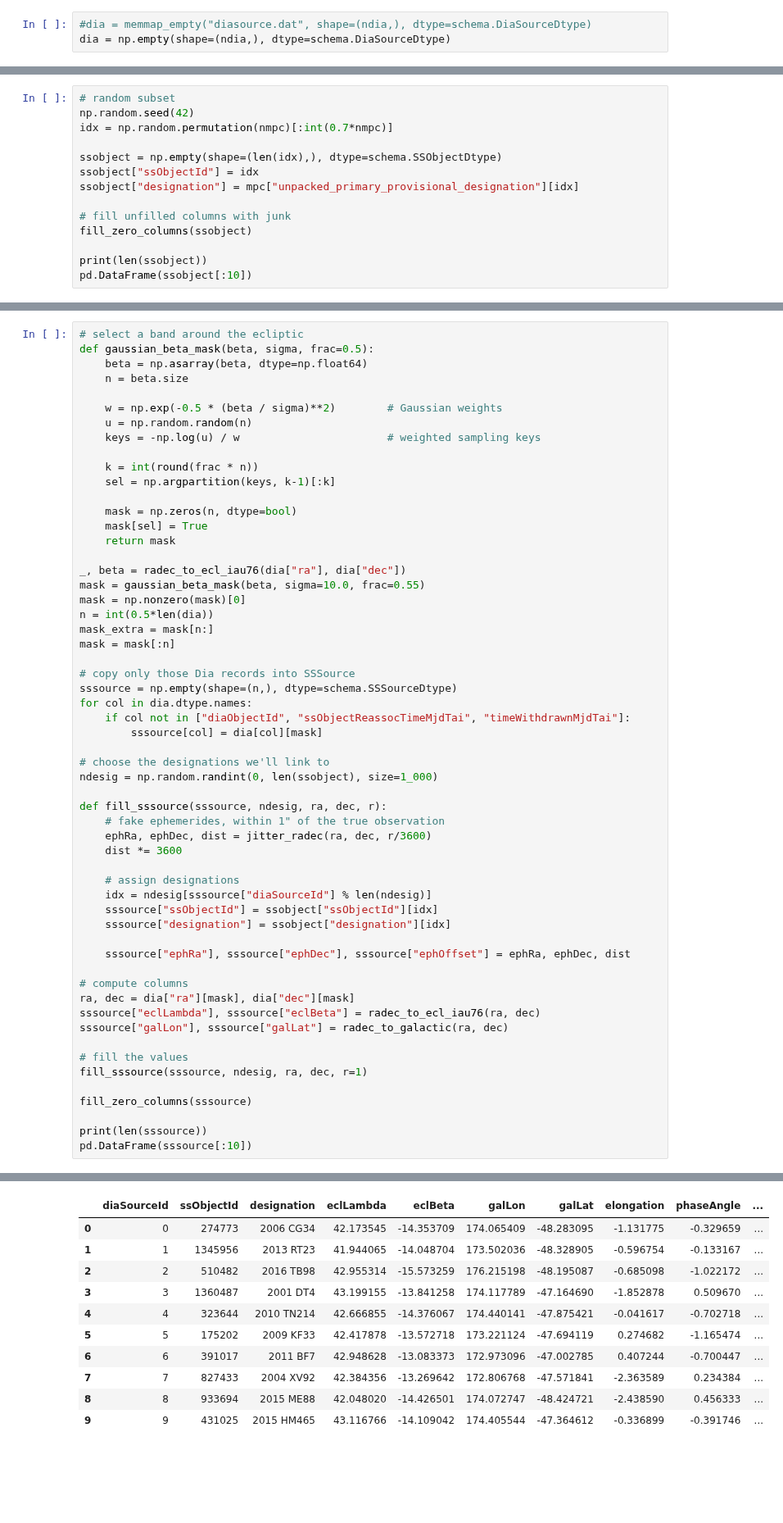
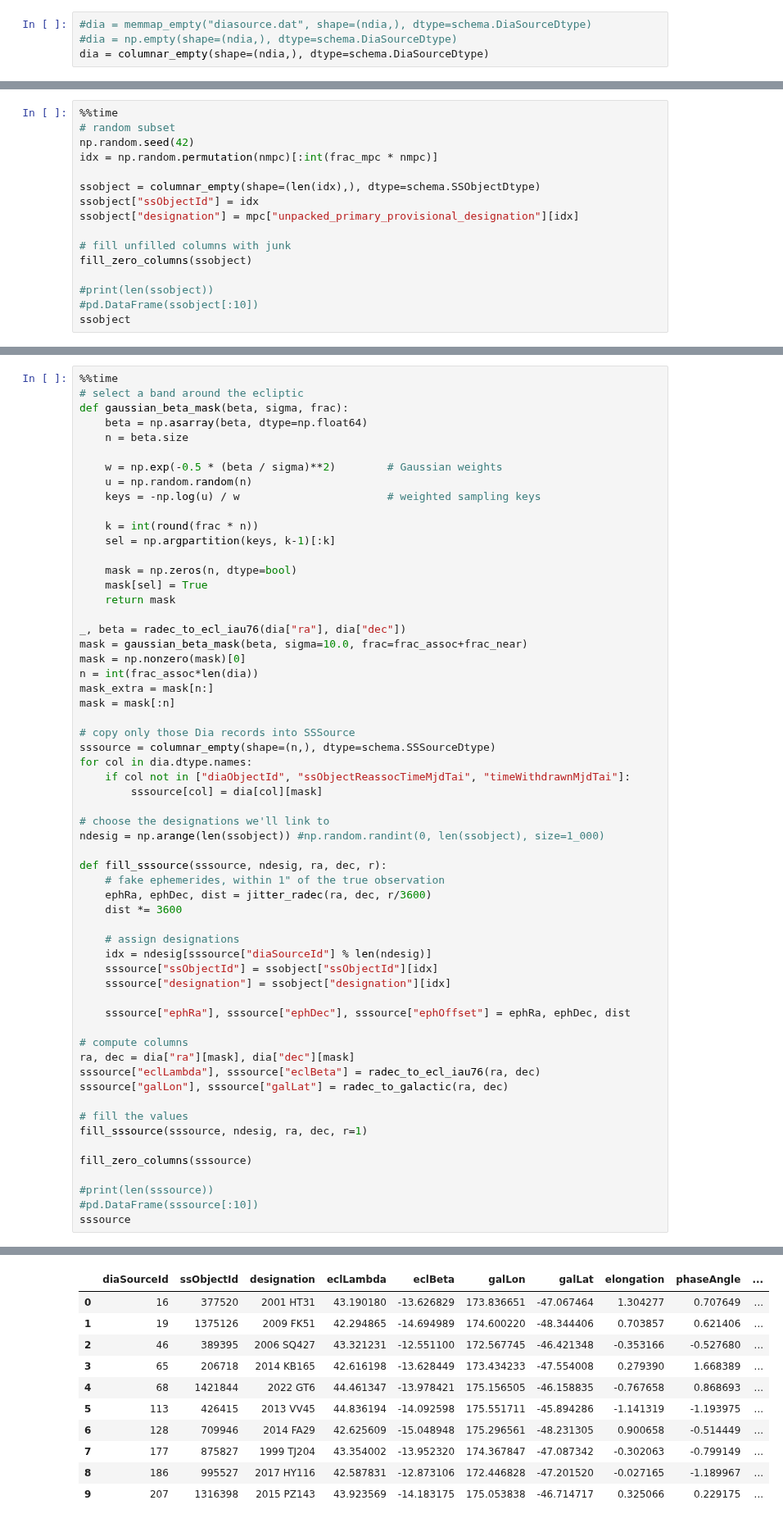
Before and after one commit to lsst/sdm_schemas, a Jupyter notebook: python/generate-mock-ppdb-data.ipynb, the cells around one changed output, grey strips where cells are left out. Shown at 82% size. Cells and saved outputs as stored; diff of their text form; blank space fills up the shorter version.

Commit message:
generate-mock-ppdb-data.ipynb: generate mock PPDB/SSO data

```diff
--- a/python/generate-mock-ppdb-data.ipynb
+++ b/python/generate-mock-ppdb-data.ipynb
@@ -174,5 +533,6 @@ ndia = diaPerNight*nnights
 # DiaSource
 # %%
 #dia = memmap_empty("diasource.dat", shape=(ndia,), dtype=schema.DiaSourceDtype)
-dia = np.empty(shape=(ndia,), dtype=schema.DiaSourceDtype)
+#dia = np.empty(shape=(ndia,), dtype=schema.DiaSourceDtype)
+dia = columnar_empty(shape=(ndia,), dtype=schema.DiaSourceDtype)
 # %%
@@ -229,17 +599,19 @@ nmpc = len(mpc)
 # %% [markdown]
 # SSObject
 # %%
+%%time
 # random subset
 np.random.seed(42)
-idx = np.random.permutation(nmpc)[:int(0.7*nmpc)]
+idx = np.random.permutation(nmpc)[:int(frac_mpc * nmpc)]
 
-ssobject = np.empty(shape=(len(idx),), dtype=schema.SSObjectDtype)
+ssobject = columnar_empty(shape=(len(idx),), dtype=schema.SSObjectDtype)
 ssobject["ssObjectId"] = idx
 ssobject["designation"] = mpc["unpacked_primary_provisional_designation"][idx]
 
 # fill unfilled columns with junk
 fill_zero_columns(ssobject)
 
-print(len(ssobject))
-pd.DataFrame(ssobject[:10])
+#print(len(ssobject))
+#pd.DataFrame(ssobject[:10])
+ssobject
 # %% [output]
@@ -259,8 +635,9 @@ pd.DataFrame(ssobject[:10])
 # %% [markdown]
 # SSSource
 # %%
+%%time
 # select a band around the ecliptic
-def gaussian_beta_mask(beta, sigma, frac=0.5):
+def gaussian_beta_mask(beta, sigma, frac):
     beta = np.asarray(beta, dtype=np.float64)
     n = beta.size
 
@@ -276,20 +653,20 @@ def gaussian_beta_mask(beta, sigma, frac=0.5):
     return mask
 
 _, beta = radec_to_ecl_iau76(dia["ra"], dia["dec"])
-mask = gaussian_beta_mask(beta, sigma=10.0, frac=0.55)
+mask = gaussian_beta_mask(beta, sigma=10.0, frac=frac_assoc+frac_near)
 mask = np.nonzero(mask)[0]
-n = int(0.5*len(dia))
+n = int(frac_assoc*len(dia))
 mask_extra = mask[n:]
 mask = mask[:n]
 
 # copy only those Dia records into SSSource
-sssource = np.empty(shape=(n,), dtype=schema.SSSourceDtype)
+sssource = columnar_empty(shape=(n,), dtype=schema.SSSourceDtype)
 for col in dia.dtype.names:
     if col not in ["diaObjectId", "ssObjectReassocTimeMjdTai", "timeWithdrawnMjdTai"]:
         sssource[col] = dia[col][mask]
 
 # choose the designations we'll link to
-ndesig = np.random.randint(0, len(ssobject), size=1_000)
+ndesig = np.arange(len(ssobject)) #np.random.randint(0, len(ssobject), size=1_000)
 
 def fill_sssource(sssource, ndesig, ra, dec, r):
     # fake ephemerides, within 1" of the true observation
@@ -313,6 +690,7 @@ fill_sssource(sssource, ndesig, ra, dec, r=1)
 
 fill_zero_columns(sssource)
 
-print(len(sssource))
-pd.DataFrame(sssource[:10])
+#print(len(sssource))
+#pd.DataFrame(sssource[:10])
+sssource
 # %% [output]
@@ -320,11 +701,11 @@ pd.DataFrame(sssource[:10])
 |  | diaSourceId | ssObjectId | designation | eclLambda | eclBeta | galLon | galLat | elongation | phaseAngle | ... |
-| 0 | 0 | 274773 | 2006 CG34 | 42.173545 | -14.353709 | 174.065409 | -48.283095 | -1.131775 | -0.329659 | ... |
-| 1 | 1 | 1345956 | 2013 RT23 | 41.944065 | -14.048704 | 173.502036 | -48.328905 | -0.596754 | -0.133167 | ... |
-| 2 | 2 | 510482 | 2016 TB98 | 42.955314 | -15.573259 | 176.215198 | -48.195087 | -0.685098 | -1.022172 | ... |
-| 3 | 3 | 1360487 | 2001 DT4 | 43.199155 | -13.841258 | 174.117789 | -47.164690 | -1.852878 | 0.509670 | ... |
-| 4 | 4 | 323644 | 2010 TN214 | 42.666855 | -14.376067 | 174.440141 | -47.875421 | -0.041617 | -0.702718 | ... |
-| 5 | 5 | 175202 | 2009 KF33 | 42.417878 | -13.572718 | 173.221124 | -47.694119 | 0.274682 | -1.165474 | ... |
-| 6 | 6 | 391017 | 2011 BF7 | 42.948628 | -13.083373 | 172.973096 | -47.002785 | 0.407244 | -0.700447 | ... |
-| 7 | 7 | 827433 | 2004 XV92 | 42.384356 | -13.269642 | 172.806768 | -47.571841 | -2.363589 | 0.234384 | ... |
-| 8 | 8 | 933694 | 2015 ME88 | 42.048020 | -14.426501 | 174.072747 | -48.424721 | -2.438590 | 0.456333 | ... |
-| 9 | 9 | 431025 | 2015 HM465 | 43.116766 | -14.109042 | 174.405544 | -47.364612 | -0.336899 | -0.391746 | ... |
+| 0 | 16 | 377520 | 2001 HT31 | 43.190180 | -13.626829 | 173.836651 | -47.067464 | 1.304277 | 0.707649 | ... |
+| 1 | 19 | 1375126 | 2009 FK51 | 42.294865 | -14.694989 | 174.600220 | -48.344406 | 0.703857 | 0.621406 | ... |
+| 2 | 46 | 389395 | 2006 SQ427 | 43.321231 | -12.551100 | 172.567745 | -46.421348 | -0.353166 | -0.527680 | ... |
+| 3 | 65 | 206718 | 2014 KB165 | 42.616198 | -13.628449 | 173.434233 | -47.554008 | 0.279390 | 1.668389 | ... |
+| 4 | 68 | 1421844 | 2022 GT6 | 44.461347 | -13.978421 | 175.156505 | -46.158835 | -0.767658 | 0.868693 | ... |
+| 5 | 113 | 426415 | 2013 VV45 | 44.836194 | -14.092598 | 175.551711 | -45.894286 | -1.141319 | -1.193975 | ... |
+| 6 | 128 | 709946 | 2014 FA29 | 42.625609 | -15.048948 | 175.296561 | -48.231305 | 0.900658 | -0.514449 | ... |
+| 7 | 177 | 875827 | 1999 TJ204 | 43.354002 | -13.952320 | 174.367847 | -47.087342 | -0.302063 | -0.799149 | ... |
+| 8 | 186 | 995527 | 2017 HY116 | 42.587831 | -12.873106 | 172.446828 | -47.201520 | -0.027165 | -1.189967 | ... |
+| 9 | 207 | 1316398 | 2015 PZ143 | 43.923569 | -14.183175 | 175.053838 | -46.714717 | 0.325066 | 0.229175 | ... |
```
Also changed, not shown: parts of 24 cells of this notebook, 1 other file.
